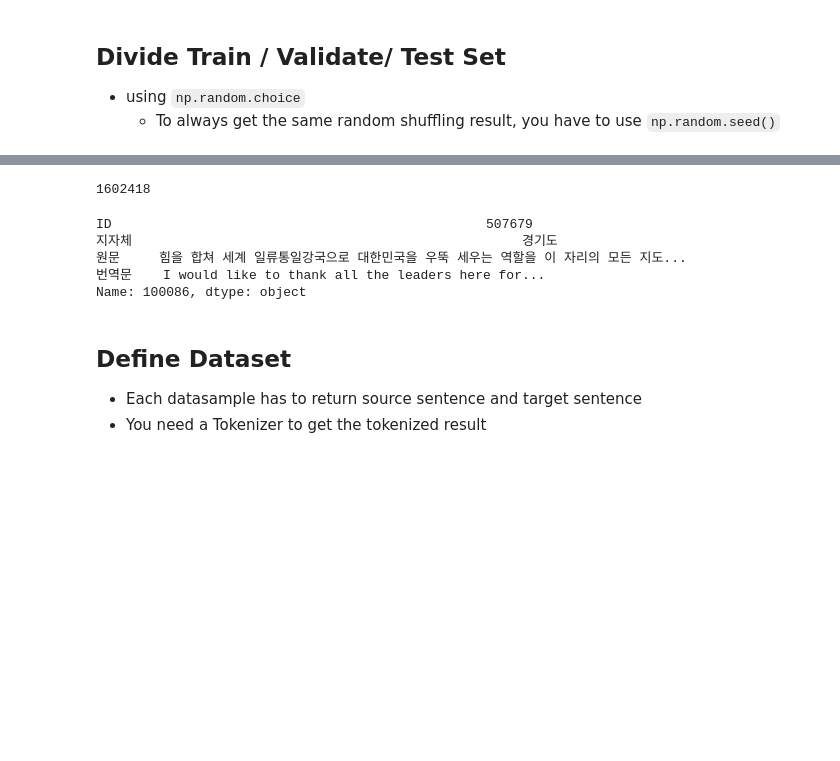
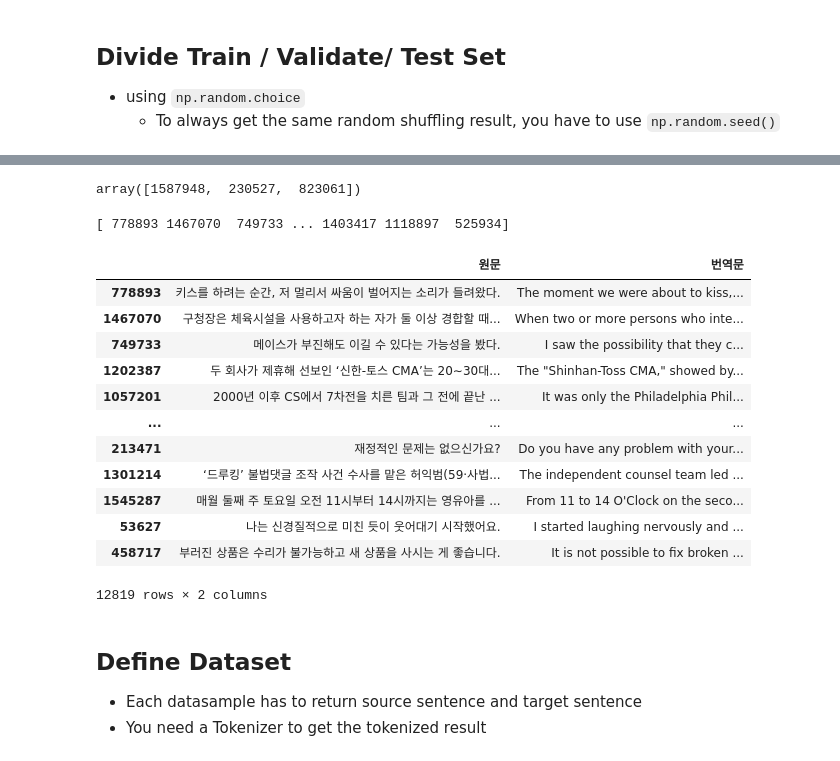
Before and after one commit to jdasam/aat3020-2023, a Jupyter notebook: notebooks/4_Machine_translation.ipynb, the cells around one changed output, grey strips where cells are left out. Saved outputs shown, nothing was run; the diff lists cells and outputs as text; code cells hidden in the pictures; blank space fills up the shorter version.

```diff
--- a/notebooks/4_Machine_translation.ipynb
+++ b/notebooks/4_Machine_translation.ipynb
@@ -103,2 +83,0 @@ dfs = [pd.read_excel(path) for path in data_list]
-# %%
-df = pd.concat(dfs, axis=0)
@@ -195,18 +193,39 @@ df
-# %%
-len(df)
-# %% [output]
-1602418
-# %%
-df.iloc[-1]
-# %% [output]
-ID                                                507679
-지자체                                                  경기도
-원문     힘을 합쳐 세계 일류통일강국으로 대한민국을 우뚝 세우는 역할을 이 자리의 모든 지도...
-번역문    I would like to thank all the leaders here for...
-Name: 100086, dtype: object
-# %%
-import pandas as pd
-df = pd.read_excel("/content/nia_korean_english/1_구어체(1).xlsx")
+# %%
+import numpy as np
+np.random.choice(list(range(len(df))), size=3, replace=False)
+# %% [output]
+array([1587948,  230527,  823061])
+# %%
+num_entire_samples = int(len(df) * 0.01)
+num_train_samples = int(num_entire_samples * 0.8)  # 6:2:2, 8:1:1
+num_valid_samples = int(num_entire_samples * 0.1)
+# num_test_samples = int(num_entire_samples * 0.1)
+
+np.random.seed(0) # fix the random seed
+randomized_indices = np.random.choice(list(range(len(df))), size=num_entire_samples, replace=False)
+print(randomized_indices)
+train_indices = randomized_indices[:num_train_samples]
+valid_indices = randomized_indices[num_train_samples:num_train_samples+num_valid_samples]
+test_indices = randomized_indices[num_train_samples+num_valid_samples:]
+# %% [output]
+[ 778893 1467070  749733 ... 1403417 1118897  525934]
+# %%
+train_df = df.iloc[train_indices] # filter dataframe by sample indices
+train_df
+# %% [output]
+|  | 원문 | 번역문 |
+| 778893 | 키스를 하려는 순간, 저 멀리서 싸움이 벌어지는 소리가 들려왔다. | The moment we were about to kiss,... |
+| 1467070 | 구청장은 체육시설을 사용하고자 하는 자가 둘 이상 경합할 때... | When two or more persons who inte... |
+| 749733 | 메이스가 부진해도 이길 수 있다는 가능성을 봤다. | I saw the possibility that they c... |
+| 1202387 | 두 회사가 제휴해 선보인 ‘신한-토스 CMA’는 20∼30대... | The "Shinhan-Toss CMA," showed by... |
+| 1057201 | 2000년 이후 CS에서 7차전을 치른 팀과 그 전에 끝난 ... | It was only the Philadelphia Phil... |
+| ... | ... | ... |
+| 213471 | 재정적인 문제는 없으신가요? | Do you have any problem with your... |
+| 1301214 | ‘드루킹’ 불법댓글 조작 사건 수사를 맡은 허익범(59·사법... | The independent counsel team led ... |
+| 1545287 | 매월 둘째 주 토요일 오전 11시부터 14시까지는 영유아를 ... | From 11 to 14 O'Clock on the seco... |
+| 53627 | 나는 신경질적으로 미친 듯이 웃어대기 시작했어요. | I started laughing nervously and ... |
+| 458717 | 부러진 상품은 수리가 불가능하고 새 상품을 사시는 게 좋습니다. | It is not possible to fix broken ... |
+12819 rows × 2 columns
 # %% [markdown]
 ## Define Dataset
 - Each datasample has to return source sentence and target sentence
```
Also changed, not shown: parts of 37 cells of this notebook.
